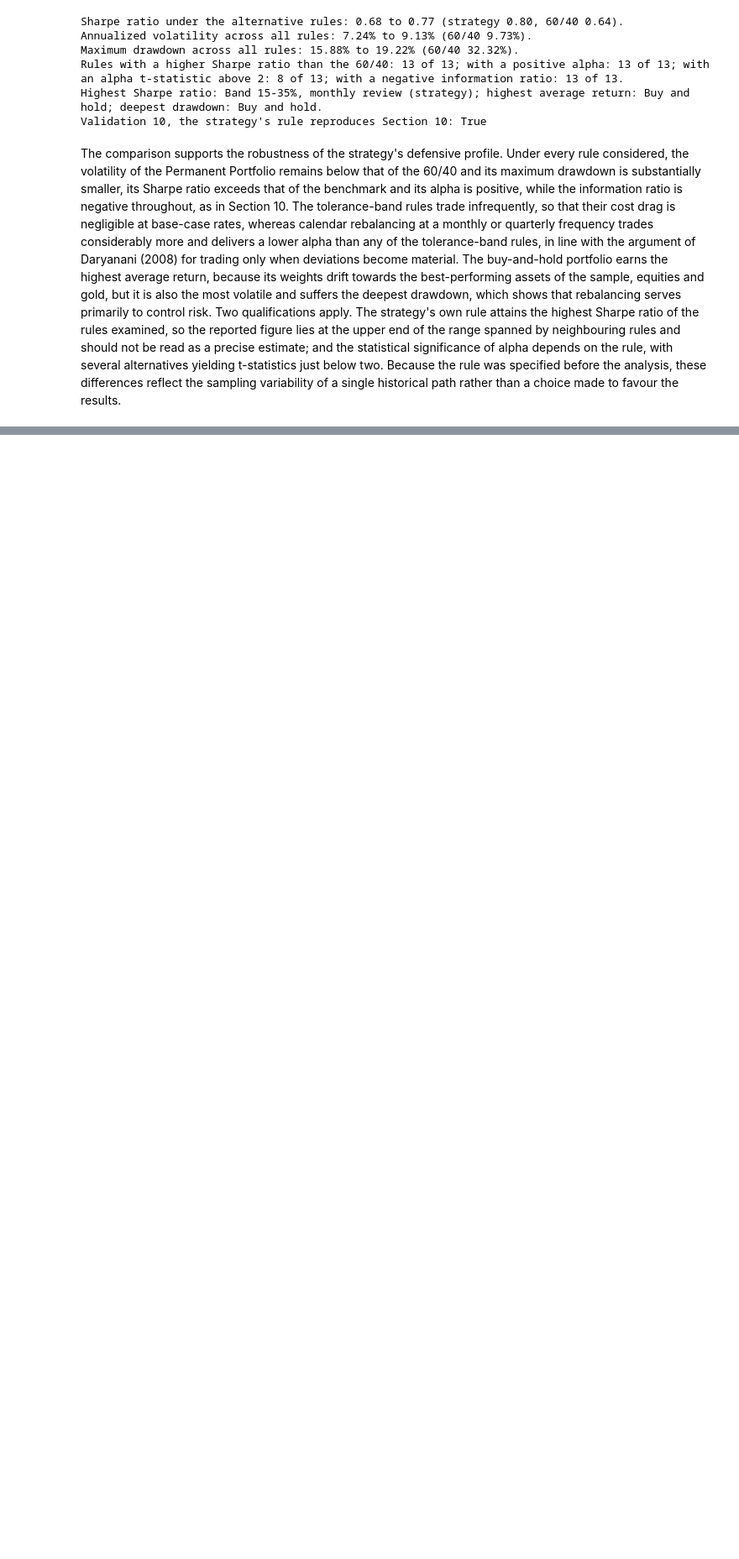
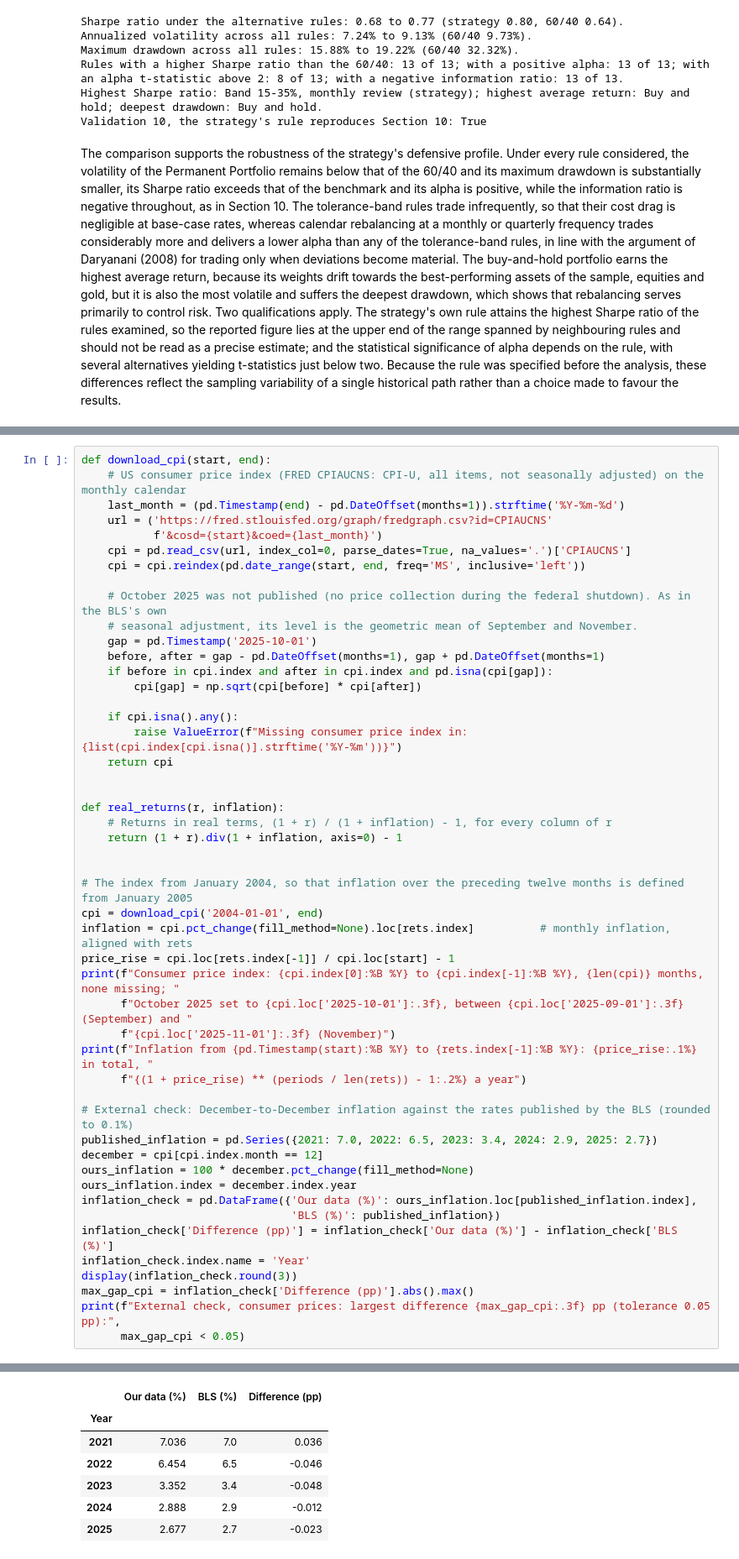
Before and after one commit to UgoBoudjelal/Browne-s-Permanent-Portfolio-, a Jupyter notebook: notebook/Group_G_Permanent_Portfolio.ipynb, the cells around one changed output, grey strips where cells are left out. Shown at 84% size. Cells and saved outputs as stored; diff of their text form; blank space fills up the shorter version.

```diff
--- a/notebook/Group_G_Permanent_Portfolio.ipynb
+++ b/notebook/Group_G_Permanent_Portfolio.ipynb
@@ -894,0 +905,50 @@ The comparison supports the robustness of the strategy's defensive profile. Unde
+# %%
+def download_cpi(start, end):
+    # US consumer price index (FRED CPIAUCNS: CPI-U, all items, not seasonally adjusted) on the monthly calendar
+    last_month = (pd.Timestamp(end) - pd.DateOffset(months=1)).strftime('%Y-%m-%d')
+    url = ('https://fred.stlouisfed.org/graph/fredgraph.csv?id=CPIAUCNS'
+           f'&cosd={start}&coed={last_month}')
+    cpi = pd.read_csv(url, index_col=0, parse_dates=True, na_values='.')['CPIAUCNS']
+    cpi = cpi.reindex(pd.date_range(start, end, freq='MS', inclusive='left'))
+
+    # October 2025 was not published (no price collection during the federal shutdown). As in the BLS's own
+    # seasonal adjustment, its level is the geometric mean of September and November.
+    gap = pd.Timestamp('2025-10-01')
+    before, after = gap - pd.DateOffset(months=1), gap + pd.DateOffset(months=1)
+    if before in cpi.index and after in cpi.index and pd.isna(cpi[gap]):
+        cpi[gap] = np.sqrt(cpi[before] * cpi[after])
+
+    if cpi.isna().any():
+        raise ValueError(f"Missing consumer price index in: {list(cpi.index[cpi.isna()].strftime('%Y-%m'))}")
+    return cpi
+
+
+def real_returns(r, inflation):
+    # Returns in real terms, (1 + r) / (1 + inflation) - 1, for every column of r
+    return (1 + r).div(1 + inflation, axis=0) - 1
+
+
+# The index from January 2004, so that inflation over the preceding twelve months is defined from January 2005
+cpi = download_cpi('2004-01-01', end)
+inflation = cpi.pct_change(fill_method=None).loc[rets.index]          # monthly inflation, aligned with rets
+price_rise = cpi.loc[rets.index[-1]] / cpi.loc[start] - 1
+print(f"Consumer price index: {cpi.index[0]:%B %Y} to {cpi.index[-1]:%B %Y}, {len(cpi)} months, none missing; "
+      f"October 2025 set to {cpi.loc['2025-10-01']:.3f}, between {cpi.loc['2025-09-01']:.3f} (September) and "
+      f"{cpi.loc['2025-11-01']:.3f} (November)")
+print(f"Inflation from {pd.Timestamp(start):%B %Y} to {rets.index[-1]:%B %Y}: {price_rise:.1%} in total, "
+      f"{(1 + price_rise) ** (periods / len(rets)) - 1:.2%} a year")
+
+# External check: December-to-December inflation against the rates published by the BLS (rounded to 0.1%)
+published_inflation = pd.Series({2021: 7.0, 2022: 6.5, 2023: 3.4, 2024: 2.9, 2025: 2.7})
+december = cpi[cpi.index.month == 12]
+ours_inflation = 100 * december.pct_change(fill_method=None)
+ours_inflation.index = december.index.year
+inflation_check = pd.DataFrame({'Our data (%)': ours_inflation.loc[published_inflation.index],
+                                'BLS (%)': published_inflation})
+inflation_check['Difference (pp)'] = inflation_check['Our data (%)'] - inflation_check['BLS (%)']
+inflation_check.index.name = 'Year'
+display(inflation_check.round(3))
+max_gap_cpi = inflation_check['Difference (pp)'].abs().max()
+print(f"External check, consumer prices: largest difference {max_gap_cpi:.3f} pp (tolerance 0.05 pp):",
+      max_gap_cpi < 0.05)
+# %% [output]
@@ -894,0 +957,7 @@ The comparison supports the robustness of the strategy's defensive profile. Unde
+|  | Our data (%) | BLS (%) | Difference (pp) |
+| Year |  |  |  |
+| 2021 | 7.036 | 7.0 | 0.036 |
+| 2022 | 6.454 | 6.5 | -0.046 |
+| 2023 | 3.352 | 3.4 | -0.048 |
+| 2024 | 2.888 | 2.9 | -0.012 |
+| 2025 | 2.677 | 2.7 | -0.023 |
```
Also changed, not shown: parts of 12 cells of this notebook, 27 other files.
